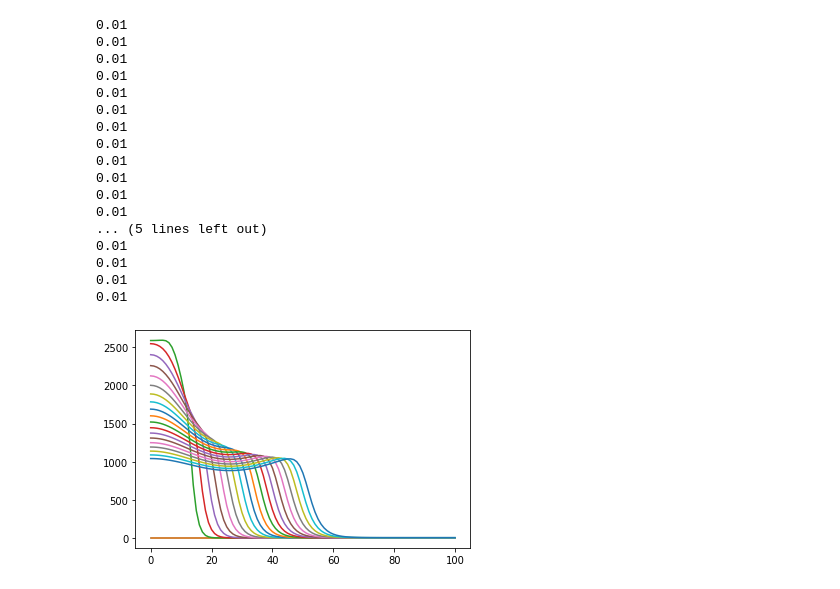
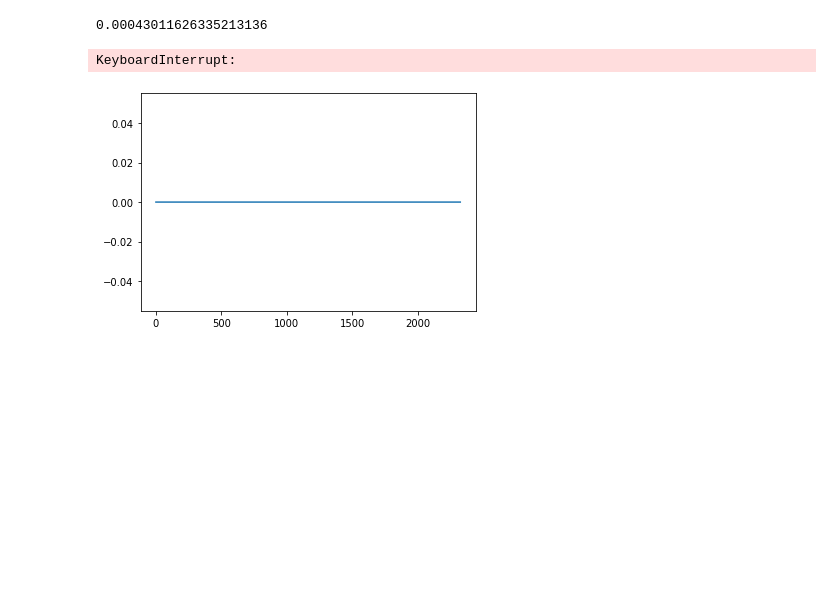
Before and after one commit to MakridinZV/diffusion, a Jupyter notebook: main.ipynb, the cells around one changed output. Drawn from its saved outputs; the diff is of its cells as text; code cells hidden in the pictures; blank space fills up the shorter version.

```diff
--- a/main.ipynb
+++ b/main.ipynb
@@ -136,43 +52,21 @@ for i in range (0,20):
-# %%
-graph(
-        initial_data_func=step_function,
-        T=0,
-        L=1,
-        F=0.125,
-        dt=0.25,
-        D=5E-5,
-        coefficients=(4.820e-5, 1.111e-5, 2.448e-7, 0.000479, 1.859e-5, 3.762e-6, 1.285e-10, 4.066e-10, 0.00202),
-        p0=1400,
-        u0=135,
-    )
-for i in range (0,20):
-    graph(
-        initial_data_func=step_function,
-        T=10*i,
-        L=1,
-        F=0.125,
-        dt=0.25,
-        D=5E-5,
-        coefficients=(4.820e-5, 1.111e-5, 2.448e-7, 0.000479, 1.859e-5, 3.762e-6, 1.285e-10, 4.066e-10, 0.00202),
-        p0=1400,
-        u0=135,
-    )
-# %% [output]
-0.01
-0.01
-0.01
-0.01
-0.01
-0.01
-0.01
-0.01
-0.01
-0.01
-0.01
-0.01
-... (5 lines left out)
-0.01
-0.01
-0.01
-0.01
-[figure, removed]
+# %%
+for i in range (0,10):
+    graphicsSYS2(
+        initial_data_func=step_function,
+        T=0.1*i,
+        L=1,
+        F=0.2,
+        dt=0.0001,
+        D=0.0037,
+        coefficients=(2.45, 2000, 1.45, 0.17, 0.31, 0.00001, 0.31, 20, 0.2, 0.00033, 500, 1, 0.000011, 0.5),
+        u0=1399.9733865471583,
+        v50=767.727,
+        v80=0.0451604,
+        v90=3.07994,
+        v100=69.5559,
+        v110=0.0307994,
+    )
+# %% [output]
+0.00043011626335213136
+KeyboardInterrupt:
+[figure, added]
```
Also changed, not shown: parts of 4 cells of this notebook, 1 other file.
